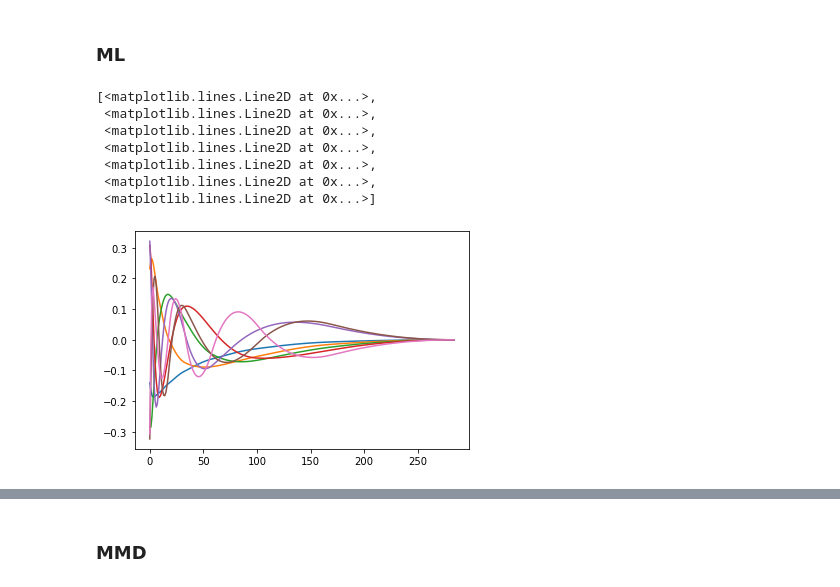
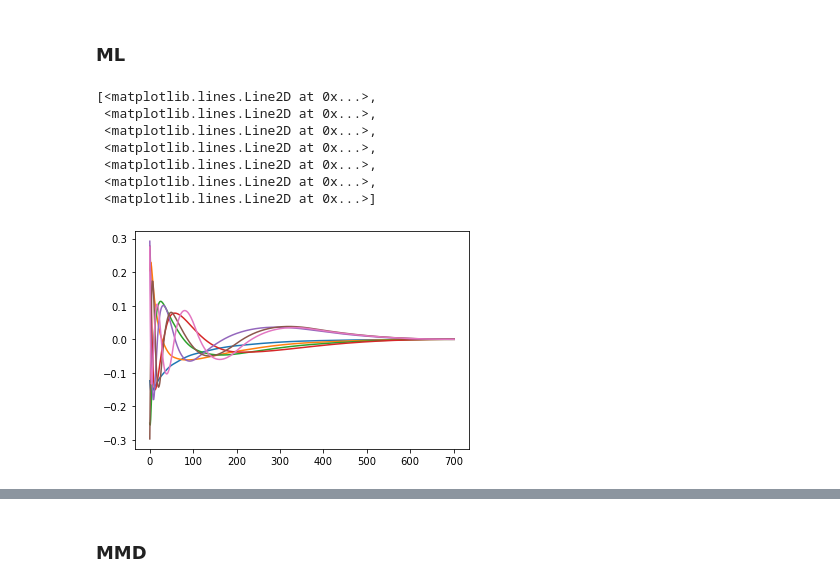
Before and after one commit to diegoarri91/mmd-glm, a Jupyter notebook: cool_stuff/improve_generalization_hysell.ipynb, the cells around one changed output, grey strips where cells are left out. Drawn from its saved outputs; the diff is of its cells as text; code cells hidden in the pictures.

```diff
--- a/cool_stuff/improve_generalization_hysell.ipynb
+++ b/cool_stuff/improve_generalization_hysell.ipynb
@@ -157,23 +174,32 @@ plt.plot(autocov_train[1:])
 # %% [markdown]
 ### ML
-# %%
-()# TorchGLM.metrics = fun_metrics_ml
-
-lam_mmd = 1e0
-lr = 1e-1
-num_epochs = 150
-
-eta = KernelBasisValues.orthogonalized_raised_cosines(dt, 100, 7, 5, a=1)
-t_eta = np.arange(0, eta.basis_values.shape[0], 1) * dt
-
-plt.plot(t_eta, eta.interpolate_basis(t))
-# %% [output]
-[<matplotlib.lines.Line2D at 0x...>,
- <matplotlib.lines.Line2D at 0x...>,
- <matplotlib.lines.Line2D at 0x...>,
- <matplotlib.lines.Line2D at 0x...>,
- <matplotlib.lines.Line2D at 0x...>,
- <matplotlib.lines.Line2D at 0x...>,
- <matplotlib.lines.Line2D at 0x...>]
-[figure, removed]
+# %%
+()# TorchGLM.metrics = fun_metrics_ml
+
+lam_mmd = 1e0
+lr = 1e-1
+num_epochs = 150
+
+# eta = KernelBasisValues.orthogonalized_raised_cosines(dt, 200, 7, 1e1, a=1) #8.74
+# eta = KernelBasisValues.orthogonalized_raised_cosines(dt, 100, 7, 1e0, a=1) #9.24
+# eta = KernelBasisValues.orthogonalized_raised_cosines(dt, 200, 7, 2e1, a=1) # 9.3
+# eta = KernelBasisValues.orthogonalized_raised_cosines(dt, 100, 7, 1e1, a=1) # 9.8
+eta = KernelBasisValues.orthogonalized_raised_cosines(dt, 200, 7, 5e0, a=1) #8.22 best
+# eta = KernelBasisValues.orthogonalized_raised_cosines(dt, 200, 7, 1e0, a=1) # 9.algo
+# eta = KernelBasisValues.orthogonalized_raised_cosines(dt, 250, 7, 5e0, a=1) # 9.algo
+# eta = KernelBasisValues.orthogonalized_raised_cosines(dt, 150, 7, 5e0, a=1) #8.5
+
+# eta = KernelBasisValues.orthogonalized_raised_cosines(dt, 250, 7, 1e1, a=1) #9al
+t_eta = np.arange(0, eta.basis_values.shape[0], 1) * dt
+
+plt.plot(t_eta, eta.interpolate_basis(t))
+# %% [output]
+[<matplotlib.lines.Line2D at 0x...>,
+ <matplotlib.lines.Line2D at 0x...>,
+ <matplotlib.lines.Line2D at 0x...>,
+ <matplotlib.lines.Line2D at 0x...>,
+ <matplotlib.lines.Line2D at 0x...>,
+ <matplotlib.lines.Line2D at 0x...>,
+ <matplotlib.lines.Line2D at 0x...>]
+[figure, added]
 # %%
```
Also changed, not shown: parts of 36 cells of this notebook, 5 other files.
